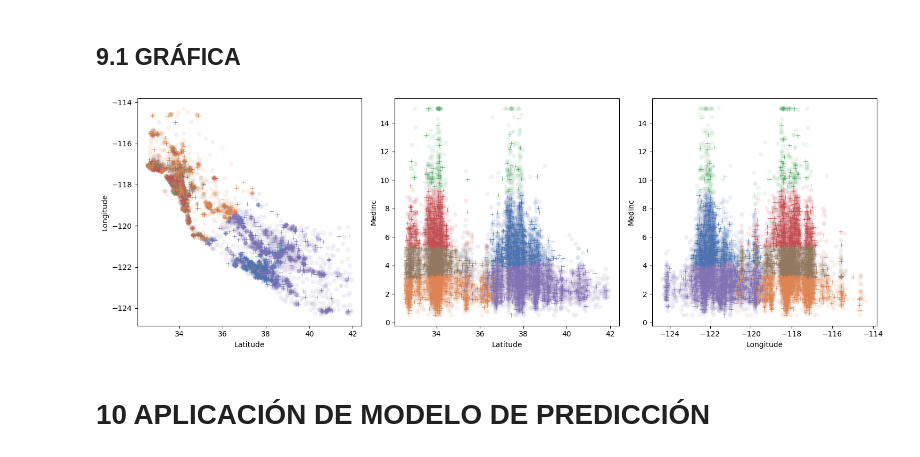
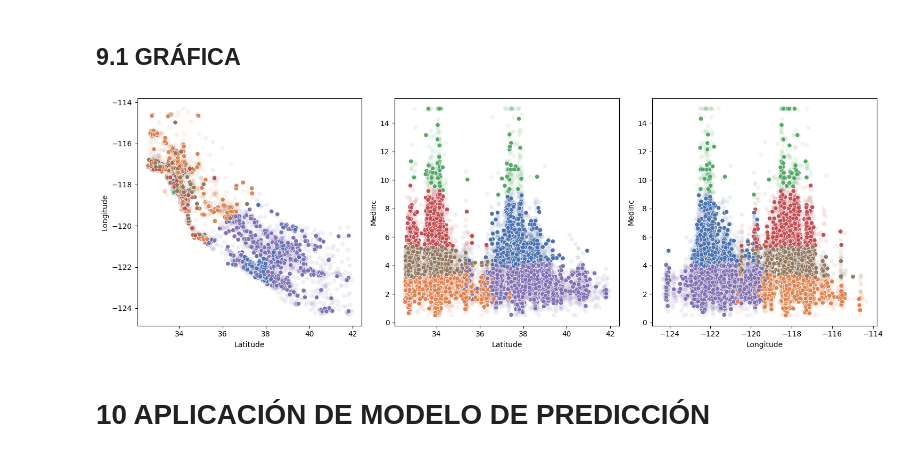
Before and after one commit to 4GeeksAcademy/cathycaz-intro-ml, a Jupyter notebook: src/09-k-means.ipynb, the cells around one changed output. Saved outputs shown, nothing was run; the diff lists cells and outputs as text; code cells hidden in the pictures.

Commit message:
Modificaciones K-means

```diff
--- a/src/09-k-means.ipynb
+++ b/src/09-k-means.ipynb
@@ -333,3 +335,36 @@ Centroides (desescalados):
 3   6.488107  33.869264 -118.054795
 4   2.741283  38.140032 -121.630615
 5   4.143000  33.881996 -117.969807
+# %%
+from mpl_toolkits.mplot3d import Axes3D
+
+# Crear figura 3D
+fig = plt.figure(figsize=(12, 9))
+ax = fig.add_subplot(111, projection='3d')
+
+# Scatter plot 3D con los clusters
+scatter = ax.scatter(X_train['Longitude'],
+                     X_train['Latitude'],
+                     X_train['MedInc'],
+                     c=labels,
+                     cmap='viridis',
+                     alpha=0.6,
+                     s=20,
+                     edgecolors='k',
+                     linewidth=0.1)
+
+# Etiquetas y título
+ax.set_xlabel('Longitude', fontsize=12, labelpad=10)
+ax.set_ylabel('Latitude', fontsize=12, labelpad=10)
+ax.set_zlabel('MedInc', fontsize=12, labelpad=10)
+ax.set_title('K-Means 3D: 6 Clusters por Ubicación e Ingreso', fontsize=14, pad=20)
+
+# Colorbar
+plt.colorbar(scatter, ax=ax, label='Cluster', shrink=0.5)
+ax.legend()
+
+# Ajustar ángulo de vista para mejor perspectiva
+ax.view_init(elev=20, azim=45)
+
+plt.tight_layout()
+plt.show()
@@ -378,21 +415,21 @@ X_test.head()
 # %%
 fig, axis = plt.subplots(1, 3, figsize = (15, 5))
 
 sns.scatterplot(ax = axis[0], data = X_train, x = "Latitude", y = "Longitude", hue = "cluster", palette = "deep", alpha  = 0.1)
 sns.scatterplot(ax = axis[1], data = X_train, x = "Latitude", y = "MedInc", hue = "cluster", palette = "deep", alpha  = 0.1)
 sns.scatterplot(ax = axis[2], data = X_train, x = "Longitude", y = "MedInc", hue = "cluster", palette = "deep", alpha  = 0.1)
 
-sns.scatterplot(ax = axis[0], data = X_test, x = "Latitude", y = "Longitude", hue = "cluster", palette = "deep", marker = "+")
-sns.scatterplot(ax = axis[1], data = X_test, x = "Latitude", y = "MedInc", hue = "cluster", palette = "deep", marker = "+")
-sns.scatterplot(ax = axis[2], data = X_test, x = "Longitude", y = "MedInc", hue = "cluster", palette = "deep", marker = "+")
+sns.scatterplot(ax = axis[0], data = X_test, x = "Latitude", y = "Longitude", hue = "cluster", palette = "deep")
+sns.scatterplot(ax = axis[1], data = X_test, x = "Latitude", y = "MedInc", hue = "cluster", palette = "deep")
+sns.scatterplot(ax = axis[2], data = X_test, x = "Longitude", y = "MedInc", hue = "cluster", palette = "deep")
 
 plt.tight_layout()
 
 for ax in axis:
     ax.legend([],[], frameon=False)
 
 plt.show()
 # %% [output]
-[figure, old version]
+[figure, new version]
 # %% [markdown]
 # 10 APLICACIÓN DE MODELO DE PREDICCIÓN
```
Also changed, not shown: parts of 9 cells of this notebook, 1 other file.
